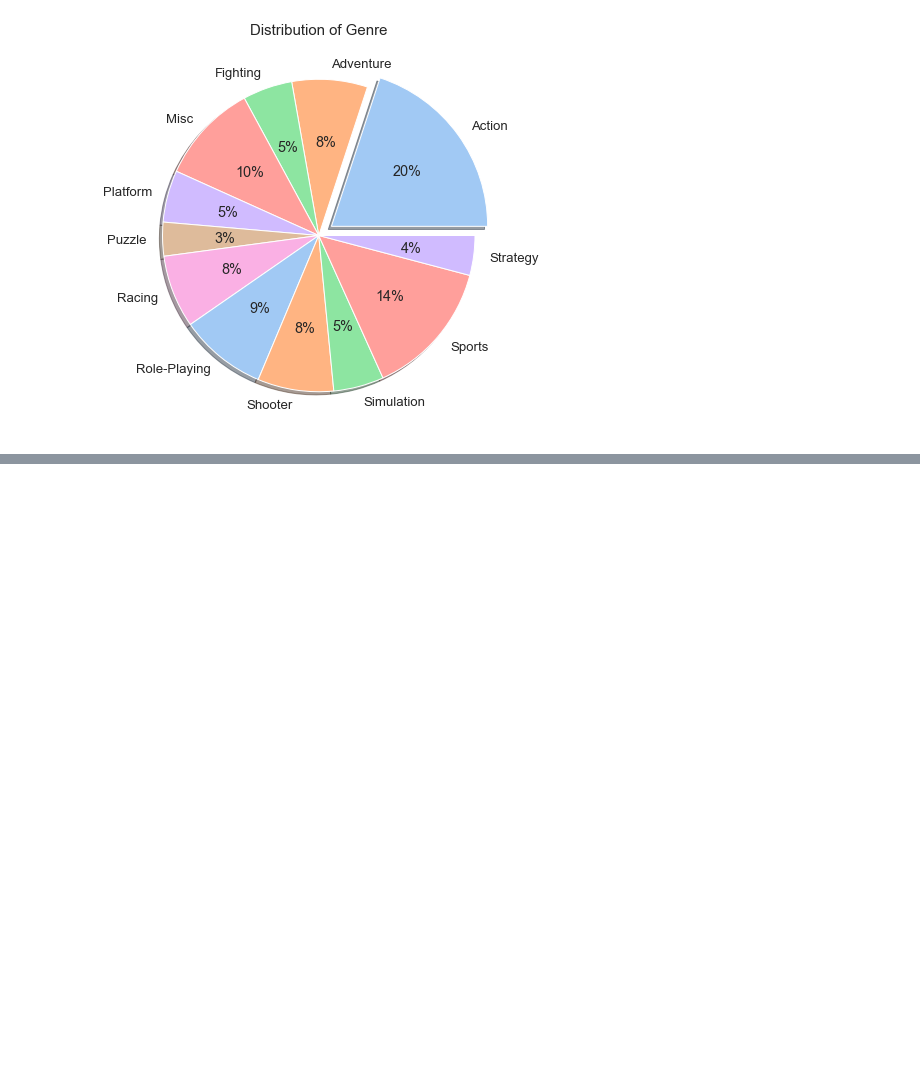
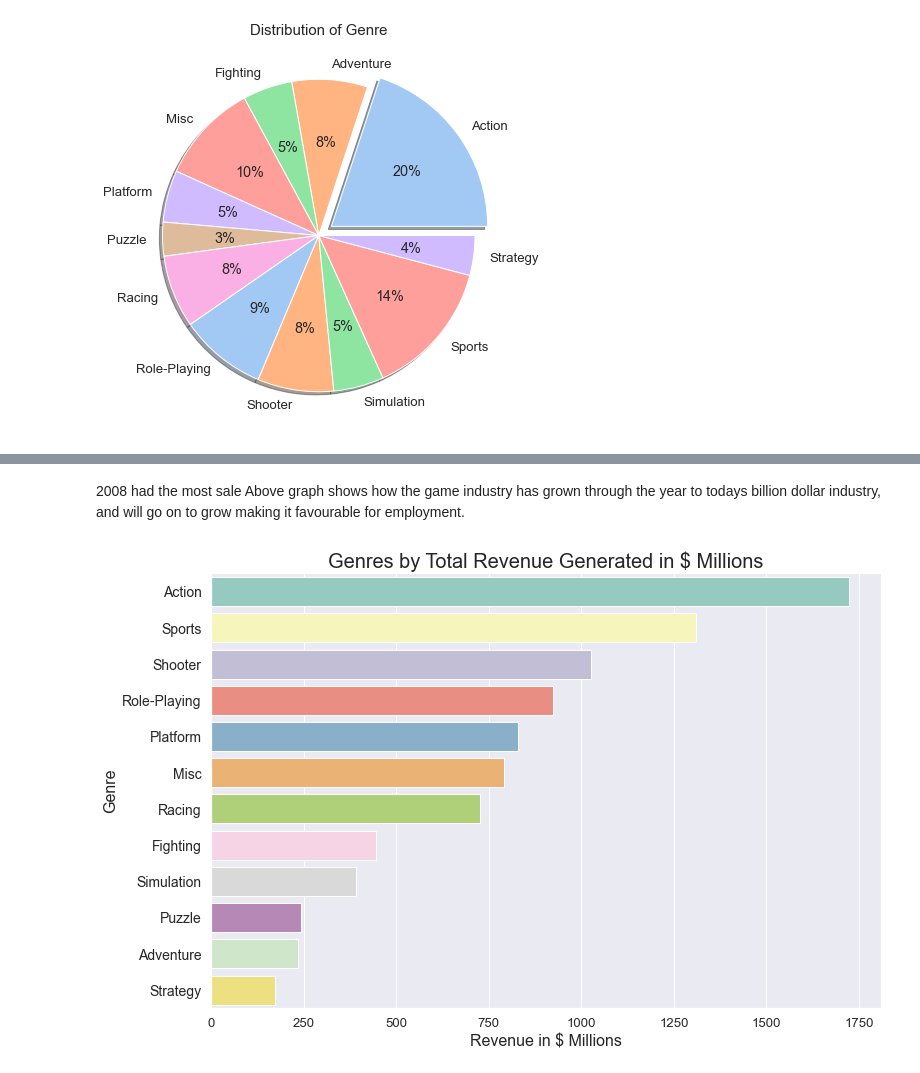
Before and after one commit to Sidhant1201/ViedoGameSales, a Jupyter notebook: VGsales EDAproject/VGsales.ipynb, the cells around one changed output, grey strips where cells are left out. Saved outputs shown, nothing was run; the diff lists cells and outputs as text; code cells hidden in the pictures; blank space fills up the shorter version.

```diff
--- a/VGsales EDAproject/VGsales.ipynb
+++ b/VGsales EDAproject/VGsales.ipynb
@@ -235,12 +262,19 @@ df.head()
+# %% [markdown]
+2008 had the most sale
+Above graph shows how the game industry has grown through the year to todays billion dollar industry, and will go on to grow making it favourable for employment.
 # %%
-y = df.groupby(['Year']).sum()
-y = y['Global_Sales']
-x = y.index.astype(int)
+rev = df.groupby(['Genre']).sum()['Global_Sales']
+rev = pd.DataFrame(rev.sort_values(ascending=False))
+genres = rev.index
+rev.columns = ['Revenue']
 
+colors = sns.color_palette('Set3', len(rev))
 plt.figure(figsize=(12,8))
-ax = sns.barplot(y = y, x = x)
-ax.set_xlabel(xlabel='$ Millions', fontsize=16)
-ax.set_xticklabels(labels = x, fontsize=12, rotation=50)
-ax.set_ylabel(ylabel='Year', fontsize=16)
-ax.set_title(label='Game Sales in $ Millions Per Year', fontsize=20)
+ax = sns.barplot(y = genres , x = 'Revenue', data=rev, orient='h', palette=colors)
+ax.set_xlabel(xlabel='Revenue in $ Millions', fontsize=16)
+ax.set_ylabel(ylabel='Genre', fontsize=16)
+ax.set_title(label='Genres by Total Revenue Generated in $ Millions', fontsize=20)
+ax.set_yticklabels(labels = genres, fontsize=14)
 plt.show();
+# %% [output]
+[figure, added]
```
Also changed, not shown: parts of 63 cells of this notebook.
